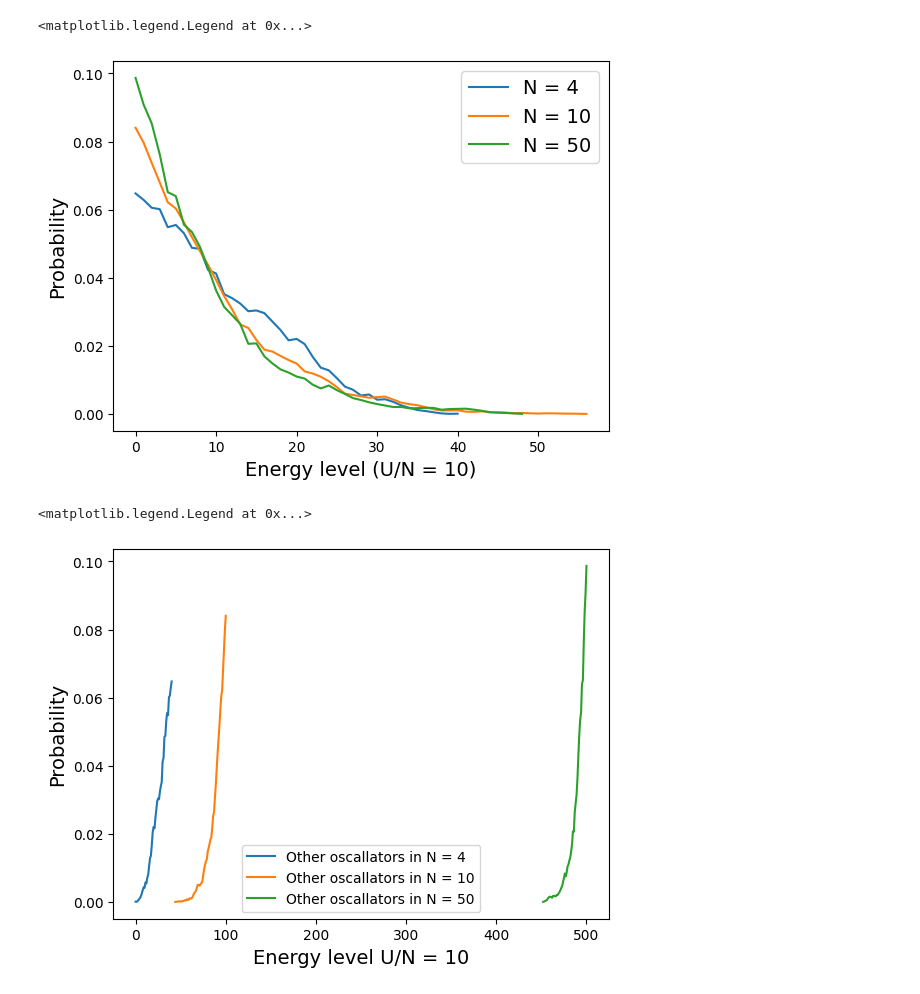
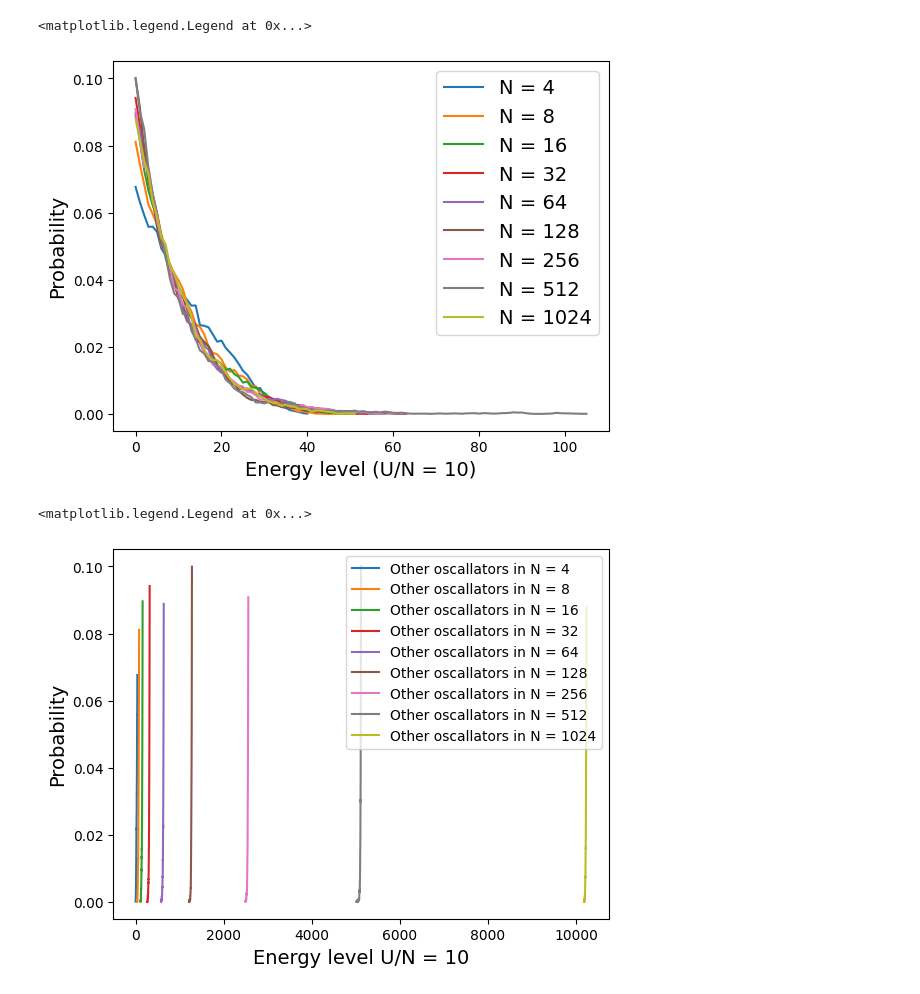
Before and after one commit to GardevoirX/Solution-for-CH-420, a Jupyter notebook: block1/3-CoupledHarmonicOscillator/Run/plot.ipynb, the cells around one changed output. Cells and saved outputs as stored; diff of their text form; code cells hidden in the pictures.

```diff
--- a/block1/3-CoupledHarmonicOscillator/Run/plot.ipynb
+++ b/block1/3-CoupledHarmonicOscillator/Run/plot.ipynb
@@ -25,8 +25,9 @@ matplotlib
 
 '''
 
-file_name = ["../Source/result_4.dat", "../Source/result_10.dat", "../Source/result_50.dat"]
-num_ls = [4, 10, 50]
+num_ls = [4, 8, 16, 32, 64, 128, 256, 512, 1024]
+file_name = [f"results_{n}.dat" for n in num_ls]
+
 
 fz = 14
 for n, file in zip(num_ls, file_name):
@@ -37,22 +38,22 @@ plt.ylabel("Probability", fontsize = fz)
 plt.legend(fontsize = fz)
 # %% [output]
 <matplotlib.legend.Legend at 0x...>
-[figure, old version]
+[figure, new version]
 # %%
 
-file_name = ["../Source/result_4.dat", "../Source/result_10.dat", "../Source/result_50.dat"]
-num_ls = [4, 10, 50]
+num_ls = [4, 8, 16, 32, 64, 128, 256, 512, 1024]
+file_name = [f"results_{n}.dat" for n in num_ls]
 
 fz = 14
 for n, file in zip(num_ls, file_name):
     data = np.loadtxt(file)
     plt.plot(n*10-data[:,0], data[:,1], label = "Other oscallators in N = %d" %n)
 plt.xlabel("Energy level U/N = 10", fontsize = fz)
 plt.ylabel("Probability", fontsize = fz)
 plt.legend(fontsize = fz-4)
 # %% [output]
 <matplotlib.legend.Legend at 0x...>
-[figure, old version]
+[figure, new version]
 # %%
 """
 
```
Also changed, not shown: parts of 1 cell of this notebook, 50 other files.
